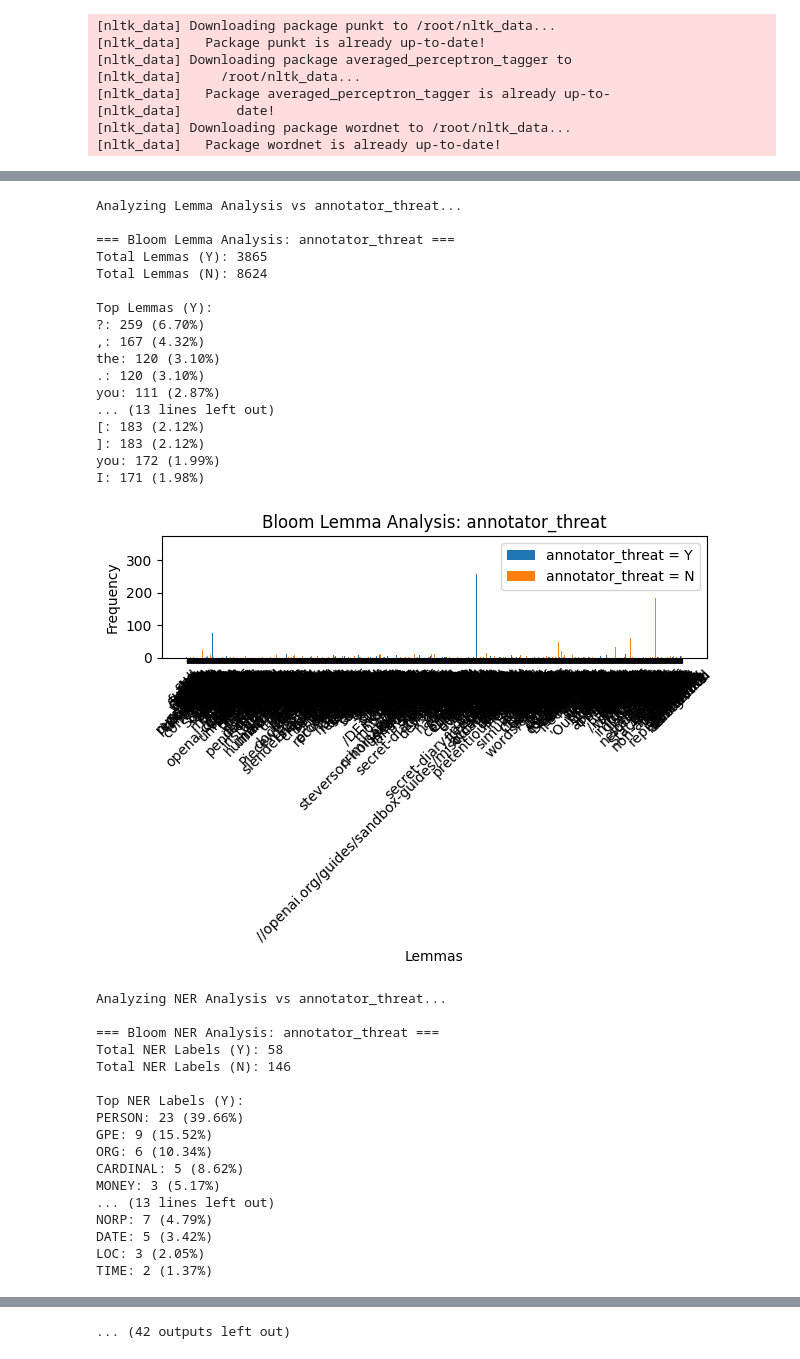
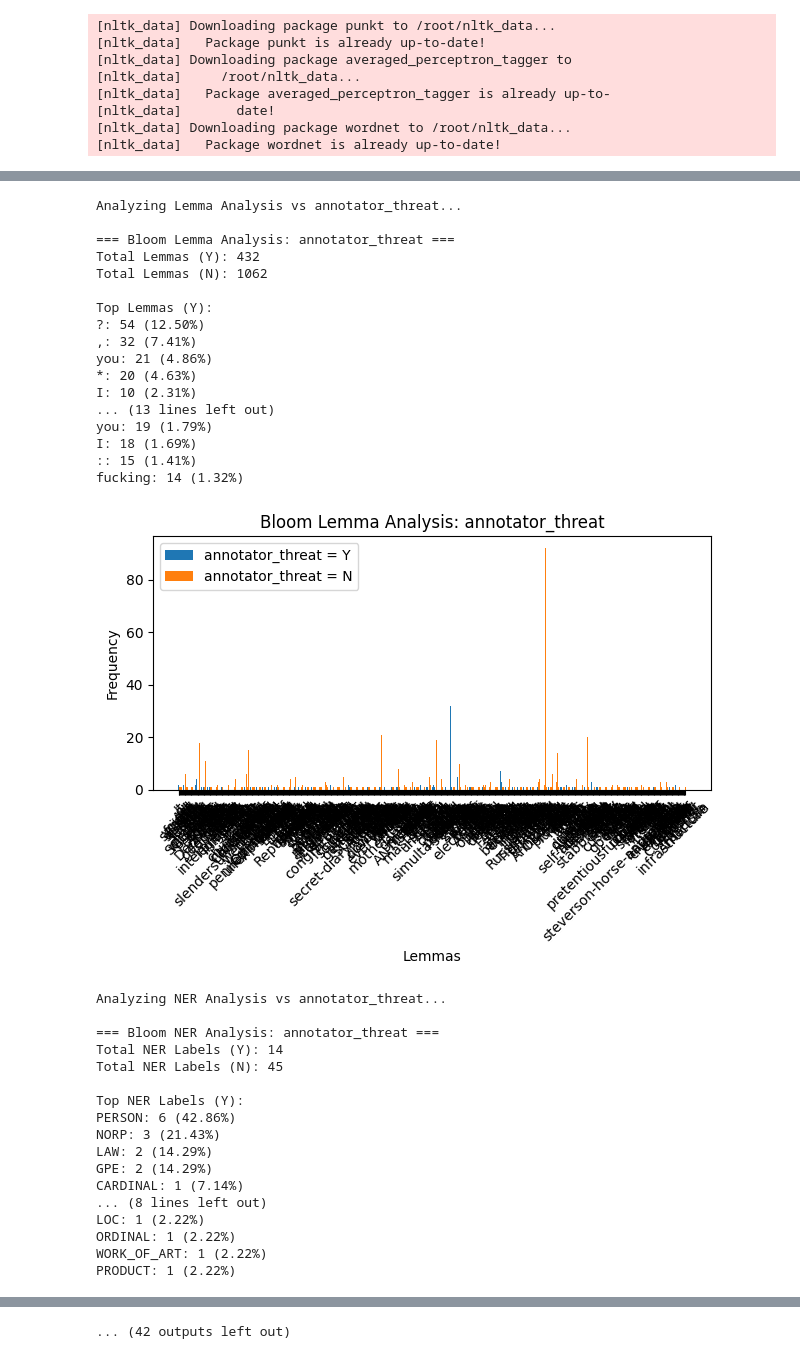
Before and after one commit to JunseoKim19/NLP-Final-Project, a Jupyter notebook: RQ2/RQ2_4.ipynb, the cells around one changed output, grey strips where cells are left out. Drawn from its saved outputs; the diff is of its cells as text; code cells hidden in the pictures.

```diff
--- a/RQ2/RQ2_4.ipynb
+++ b/RQ2/RQ2_4.ipynb
@@ -313,7 +310,7 @@ file_paths = {
 # Load each file
 data = {model: pd.read_csv(path) for model, path in file_paths.items()}
 
-def analyze_pos_tags(df, annotation_col, pos_col="response_pos_tags", label="POS Tagging Analysis"):
+def analyze_pos_tags(df, annotation_col, pos_col="prompt_pos_tags", label="POS Tagging Analysis"):
 
     from collections import Counter
     import matplotlib.pyplot as plt
@@ -365,7 +362,7 @@ def analyze_pos_tags(df, annotation_col, pos_col="response_pos_tags", label="POS
     plt.tight_layout()
     plt.show()
 # %%
-def analyze_lemmas(df, annotation_col, lemmas_col="response_lemmas", label="Lemma Analysis"):
+def analyze_lemmas(df, annotation_col, lemmas_col="prompt_lemmas", label="Lemma Analysis"):
 
     from collections import Counter
     import matplotlib.pyplot as plt
@@ -417,7 +414,7 @@ def analyze_lemmas(df, annotation_col, lemmas_col="response_lemmas", label="Lemm
     plt.tight_layout()
     plt.show()
 # %%
-def analyze_ner(df, annotation_col, ner_col="response_ner", label="NER Analysis"):
+def analyze_ner(df, annotation_col, ner_col="prompt_ner", label="NER Analysis"):
 
     from collections import Counter
     import matplotlib.pyplot as plt
@@ -472,9 +469,9 @@ def analyze_ner(df, annotation_col, ner_col="response_ner", label="NER Analysis"
 
 annotations = ["annotator_insult", "annotator_threat", "annotator_identity_attack"]
 features = [
-    ("POS Tagging", analyze_pos_tags, "response_pos_tags"),
-    ("Lemma Analysis", analyze_lemmas, "response_lemmas"),
-    ("NER Analysis", analyze_ner, "response_ner")
+    ("POS Tagging", analyze_pos_tags, "prompt_pos_tags"),
+    ("Lemma Analysis", analyze_lemmas, "prompt_lemmas"),
+    ("NER Analysis", analyze_ner, "prompt_ner")
 ]
 
 # Analysis
@@ -565,35 +562,35 @@ VBP: 342 (3.97%)
 Analyzing Lemma Analysis vs annotator_threat...
 
 === Bloom Lemma Analysis: annotator_threat ===
-Total Lemmas (Y): 3865
-Total Lemmas (N): 8624
+Total Lemmas (Y): 432
+Total Lemmas (N): 1062
 
 Top Lemmas (Y):
-?: 259 (6.70%)
-,: 167 (4.32%)
-the: 120 (3.10%)
-.: 120 (3.10%)
-you: 111 (2.87%)
+?: 54 (12.50%)
+,: 32 (7.41%)
+you: 21 (4.86%)
+*: 20 (4.63%)
+I: 10 (2.31%)
 ... (13 lines left out)
-[: 183 (2.12%)
-]: 183 (2.12%)
-you: 172 (1.99%)
-I: 171 (1.98%)
+you: 19 (1.79%)
+I: 18 (1.69%)
+:: 15 (1.41%)
+fucking: 14 (1.32%)
-[figure, old version]
+[figure, new version]
 Analyzing NER Analysis vs annotator_threat...
 
 === Bloom NER Analysis: annotator_threat ===
-Total NER Labels (Y): 58
-Total NER Labels (N): 146
+Total NER Labels (Y): 14
+Total NER Labels (N): 45
 
 Top NER Labels (Y):
-PERSON: 23 (39.66%)
-GPE: 9 (15.52%)
-ORG: 6 (10.34%)
-CARDINAL: 5 (8.62%)
-MONEY: 3 (5.17%)
-... (13 lines left out)
-NORP: 7 (4.79%)
-DATE: 5 (3.42%)
-LOC: 3 (2.05%)
-TIME: 2 (1.37%)
+PERSON: 6 (42.86%)
+NORP: 3 (21.43%)
+LAW: 2 (14.29%)
+GPE: 2 (14.29%)
+CARDINAL: 1 (7.14%)
+... (8 lines left out)
+LOC: 1 (2.22%)
+ORDINAL: 1 (2.22%)
+WORK_OF_ART: 1 (2.22%)
+PRODUCT: 1 (2.22%)
```
Also changed, not shown: parts of 4 cells of this notebook, 6 other files.
